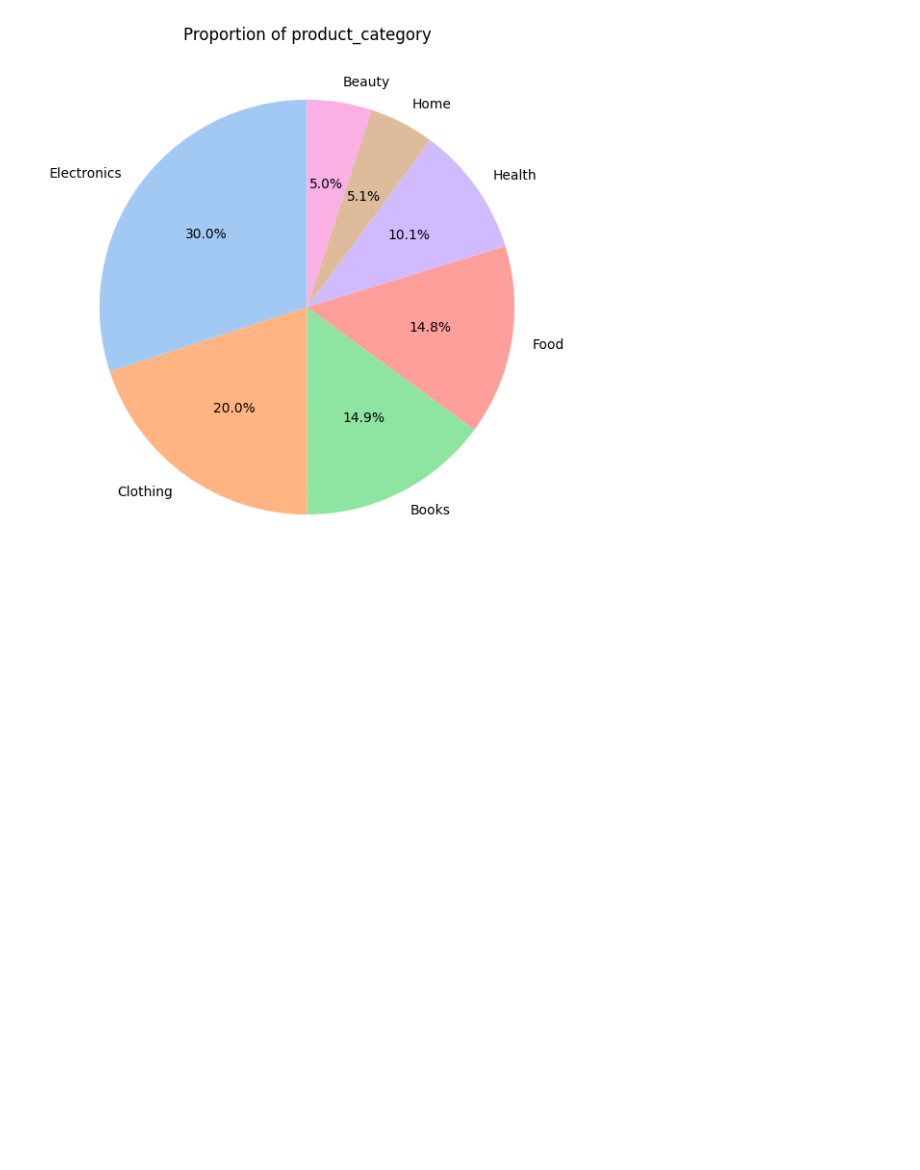
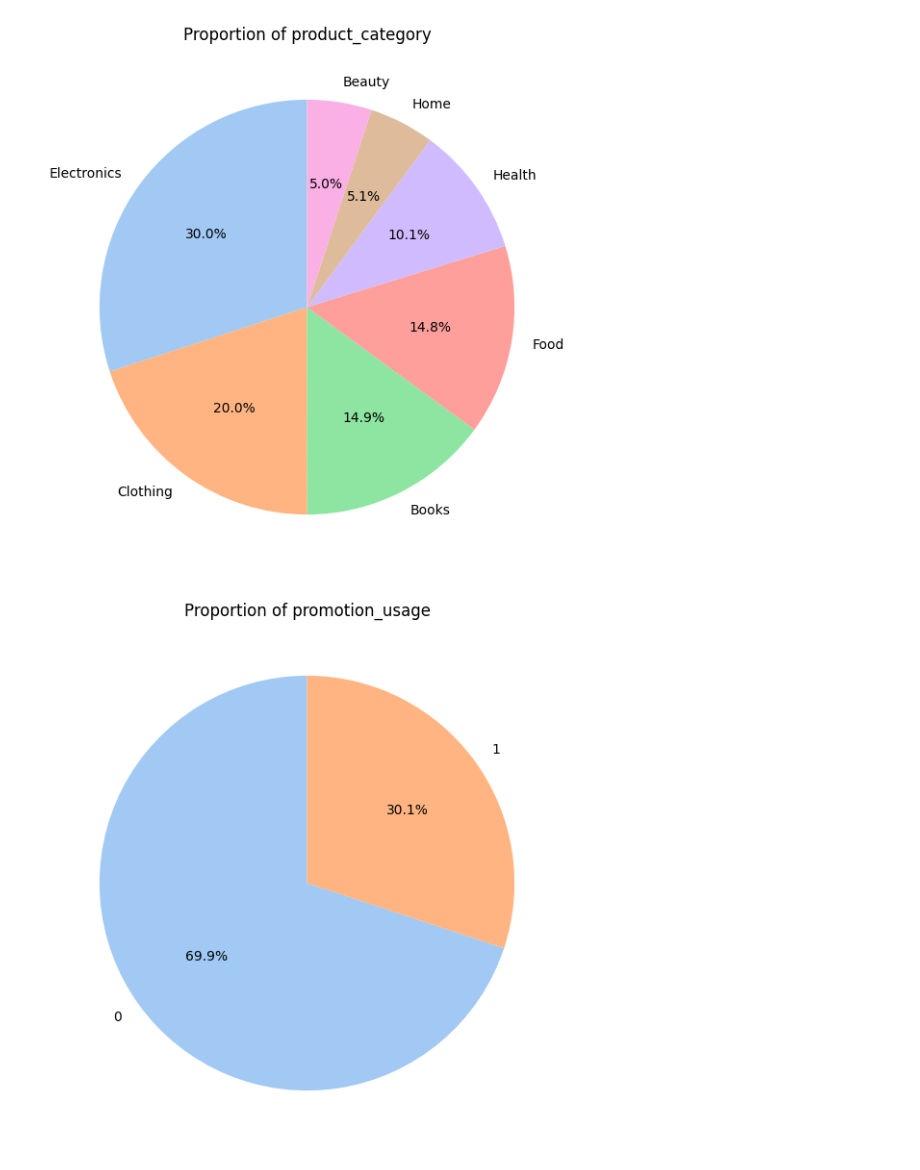
Before and after one commit to BlancJH/Customer-Purchase-Behaviour-Analysis, a Jupyter notebook: models/EDA.ipynb, the cells around one changed output. Saved outputs shown, nothing was run; the diff lists cells and outputs as text; code cells hidden in the pictures; blank space fills up the shorter version.

```diff
--- a/models/EDA.ipynb
+++ b/models/EDA.ipynb
@@ -259,3 +259,9 @@ Visualisation.create_pie_chart(df, 'purchase_frequency')
 Visualisation.create_pie_chart(df, 'product_category')
 # %% [output]
 [figure]
+# %%
+# Promotion usage
+
+Visualisation.create_pie_chart(df, 'promotion_usage')
+# %% [output]
+[figure, added]
```
Also changed, not shown: parts of 5 cells of this notebook.
